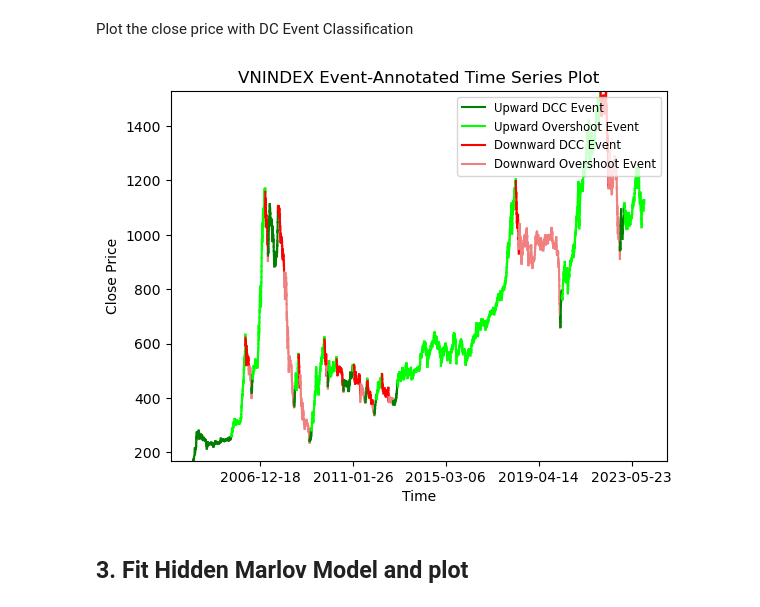
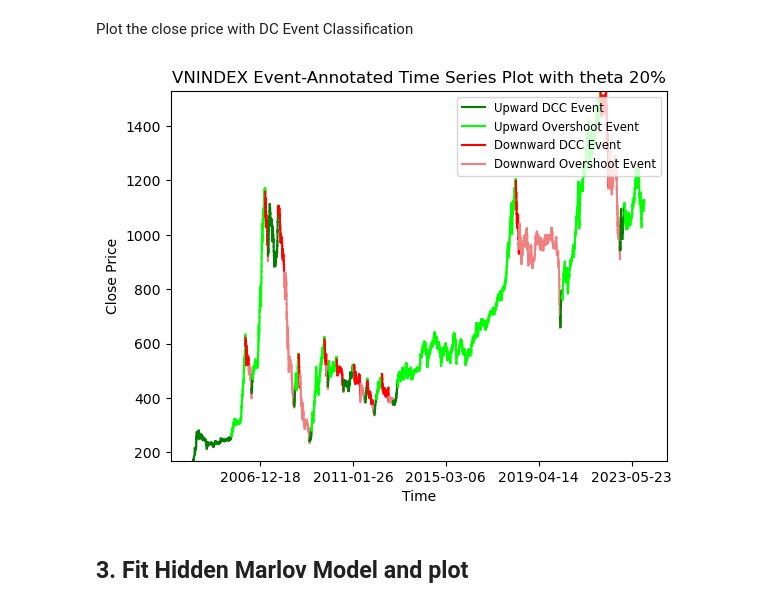
Before and after one commit to ptt0610/Worldquant-capstone-project-DC, a Jupyter notebook: Detect regime with DC approach.ipynb, the cells around one changed output. Saved outputs shown, nothing was run; the diff lists cells and outputs as text; code cells hidden in the pictures.

```diff
--- a/Detect regime with DC approach.ipynb
+++ b/Detect regime with DC approach.ipynb
@@ -10,7 +21,7 @@ from sklearn.preprocessing import LabelEncoder
 # %% [markdown]
 ## 1. Import VNINDEX data
 # %%
-data_origin = pd.read_csv("\\...\\VNINDEX test.csv")
+data_origin = pd.read_csv("D:\\world quant training\\capstone project\\test\\VNINDEX test.csv")
 data_origin
 # %% [output]
 |  | Ticker | TradingDate | Close | Highest | Lowest | Open | Total Trading Value (billion VND) | Total Trading Volume (shares) |
@@ -223,24 +236,24 @@ Plot the close price with DC Event Classification
 # %%
 green_patch = plt.Line2D([0], [0], color='green', label='Upward DCC Event')
 lime_patch = plt.Line2D([0], [0], color='lime', label='Upward Overshoot Event')
 red_patch = plt.Line2D([0], [0], color='red', label='Downward DCC Event')
 lightcoral_patch = plt.Line2D([0], [0], color='lightcoral', label='Downward Overshoot Event')
 
 fig1, ax1 = plt.subplots()
 ax1.ticklabel_format(style='plain', axis='y', useOffset=False)
 for i, color in enumerate(colors):
     ax1.plot(df['TradingDate'][i: i + 2], df['Close'][i: i + 2], color=color)
 
-#ax1.set_xlim(0, len(df['close']) - 1)
+
 ax1.set_ylim(df['Close'].min() * 0.9999, df['Close'].max() * 1.0001)
-ax1.set_title('VNINDEX Event-Annotated Time Series Plot')
+ax1.set_title('VNINDEX Event-Annotated Time Series Plot with theta 20%')
 ax1.set_xlabel('Time')
 ax1.set_ylabel('Close Price')
 ax1.legend(handles=[green_patch, lime_patch, red_patch, lightcoral_patch], loc='upper right', fontsize='small')
 plt.gca().xaxis.set_major_locator(plt.MaxNLocator(nbins=8))
 plt.show()
 # %% [output]
-[figure, old version]
+[figure, new version]
 # %% [markdown]
 ## 3. Fit Hidden Marlov Model and plot
 # %% [markdown]
```
Also changed, not shown: parts of 26 cells of this notebook.
